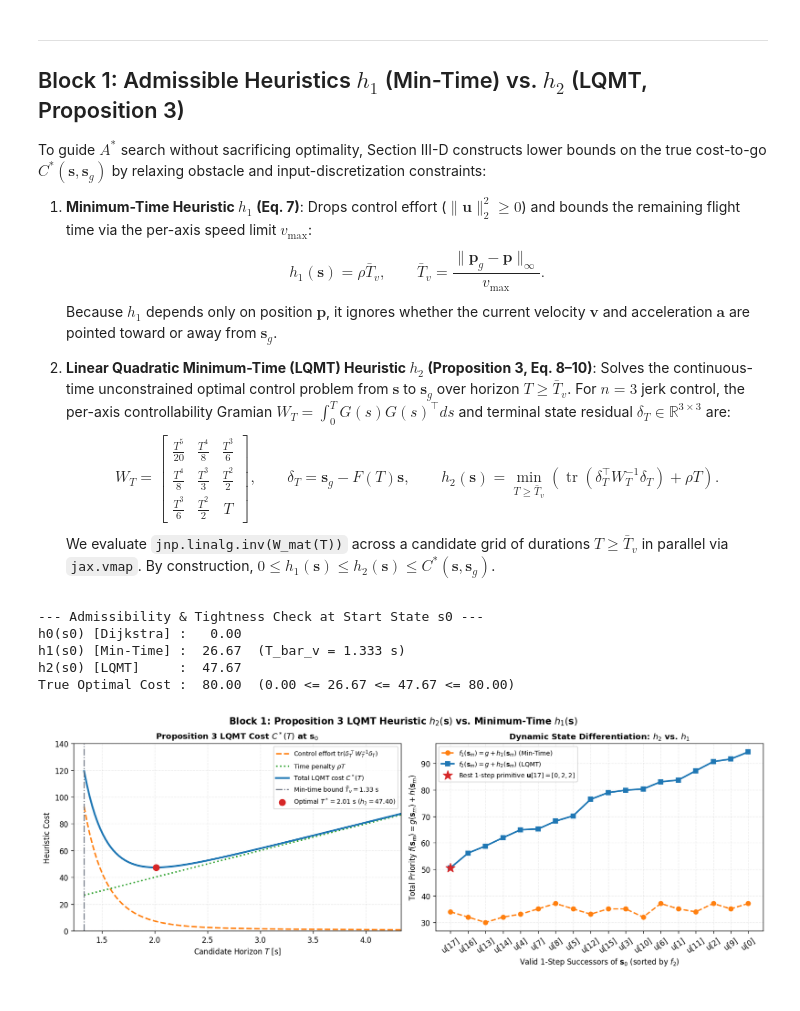
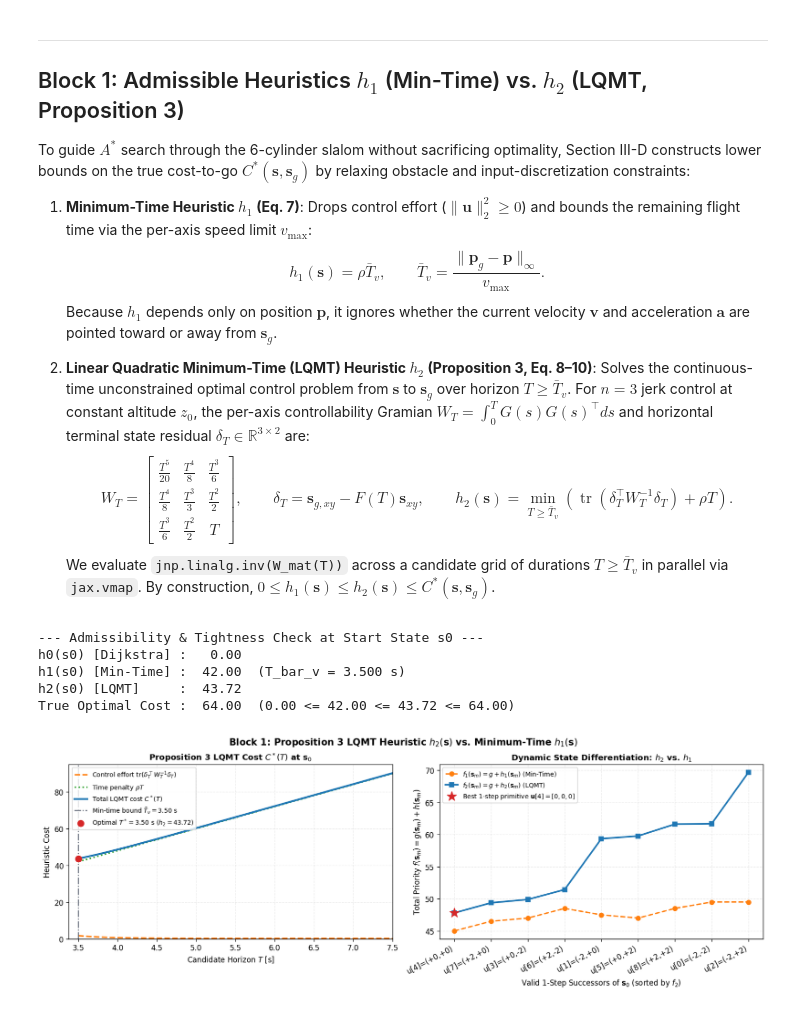
Before and after one commit to arunkumar-singh/drone_course_repo, a Jupyter notebook: tutorials/quadrotor_lattice_search_3d_jerk_jax_colab.ipynb, the cells around one changed output. Saved outputs shown, nothing was run; the diff lists cells and outputs as text; code cells hidden in the pictures.

```diff
--- a/tutorials/quadrotor_lattice_search_3d_jerk_jax_colab.ipynb
+++ b/tutorials/quadrotor_lattice_search_3d_jerk_jax_colab.ipynb
@@ -132,14 +141,14 @@ Goal state s_goal -> pos=[1.0, 0.5000000596046448, 0.75], vel=[0.5, 0.0, 0.5], a
 ---
 ## Block 1: Admissible Heuristics $h_1$ (Min-Time) vs. $h_2$ (LQMT, Proposition 3)
 
-To guide $A^*$ search without sacrificing optimality, Section III-D constructs lower bounds on the true cost-to-go $C^*(\mathbf{s}, \mathbf{s}_g)$ by relaxing obstacle and input-discretization constraints:
+To guide $A^*$ search through the 6-cylinder slalom without sacrificing optimality, Section III-D constructs lower bounds on the true cost-to-go $C^*(\mathbf{s}, \mathbf{s}_g)$ by relaxing obstacle and input-discretization constraints:
 
 1. **Minimum-Time Heuristic $h_1$ (Eq. 7)**: Drops control effort ($\|\mathbf{u}\|_2^2 \ge 0$) and bounds the remaining flight time via the per-axis speed limit $v_{\max}$:
    $$h_1(\mathbf{s}) = \rho \bar{T}_v, \qquad \bar{T}_v = \frac{\|\mathbf{p}_g - \mathbf{p}\|_\infty}{v_{\max}}.$$
    Because $h_1$ depends only on position $\mathbf{p}$, it ignores whether the current velocity $\mathbf{v}$ and acceleration $\mathbf{a}$ are pointed toward or away from $\mathbf{s}_g$.
 
-2. **Linear Quadratic Minimum-Time (LQMT) Heuristic $h_2$ (Proposition 3, Eq. 8–10)**: Solves the continuous-time unconstrained optimal control problem from $\mathbf{s}$ to $\mathbf{s}_g$ over horizon $T \ge \bar{T}_v$. For $n = 3$ jerk control, the per-axis controllability Gramian $W_T = \int_0^T G(s)G(s)^\top ds$ and terminal state residual $\delta_T \in \mathbb{R}^{3 \times 3}$ are:
-   $$W_T = \begin{bmatrix} \frac{T^5}{20} & \frac{T^4}{8} & \frac{T^3}{6} \\ \frac{T^4}{8} & \frac{T^3}{3} & \frac{T^2}{2} \\ \frac{T^3}{6} & \frac{T^2}{2} & T \end{bmatrix}, \qquad \delta_T = \mathbf{s}_g - F(T)\mathbf{s}, \qquad h_2(\mathbf{s}) = \min_{T \ge \bar{T}_v} \left(\operatorname{tr}\!\left(\delta_T^\top W_T^{-1} \delta_T\right) + \rho T\right).$$
+2. **Linear Quadratic Minimum-Time (LQMT) Heuristic $h_2$ (Proposition 3, Eq. 8–10)**: Solves the continuous-time unconstrained optimal control problem from $\mathbf{s}$ to $\mathbf{s}_g$ over horizon $T \ge \bar{T}_v$. For $n = 3$ jerk control at constant altitude $z_0$, the per-axis controllability Gramian $W_T = \int_0^T G(s)G(s)^\top ds$ and horizontal terminal state residual $\delta_T \in \mathbb{R}^{3 \times 2}$ are:
+   $$W_T = \begin{bmatrix} \frac{T^5}{20} & \frac{T^4}{8} & \frac{T^3}{6} \\ \frac{T^4}{8} & \frac{T^3}{3} & \frac{T^2}{2} \\ \frac{T^3}{6} & \frac{T^2}{2} & T \end{bmatrix}, \qquad \delta_T = \mathbf{s}_{g,xy} - F(T)\mathbf{s}_{xy}, \qquad h_2(\mathbf{s}) = \min_{T \ge \bar{T}_v} \left(\operatorname{tr}\!\left(\delta_T^\top W_T^{-1} \delta_T\right) + \rho T\right).$$
    We evaluate `jnp.linalg.inv(W_mat(T))` across a candidate grid of durations $T \ge \bar{T}_v$ in parallel via `jax.vmap`. By construction, $0 \le h_1(\mathbf{s}) \le h_2(\mathbf{s}) \le C^*(\mathbf{s}, \mathbf{s}_g)$.
 # %%
 def W_mat(T):
@@ -155,20 +164,20 @@ def h_zero(s):
 
 
 def h_min_time(s):
-    T_bar = jnp.max(jnp.abs(s_goal[0] - s[0])) / v_max
+    T_bar = jnp.max(jnp.abs(s_goal[0, :2] - s[0, :2])) / v_max
     return rho * T_bar
 
 
 def lqmt_cost_T(s, T):
-    delta = s_goal - F_mat(T) @ s
+    delta = s_goal[:, :2] - F_mat(T) @ s[:, :2]
     W_inv = jnp.linalg.inv(W_mat(T))
     effort = jnp.sum(delta * (W_inv @ delta))
     return effort + rho * T
 
 
 def h_lqmt(s):
-    T_bar = jnp.maximum(jnp.max(jnp.abs(s_goal[0] - s[0])) / v_max, tau)
-    T_grid = jnp.linspace(T_bar, T_bar + 3.0, 16)
+    T_bar = jnp.maximum(jnp.max(jnp.abs(s_goal[0, :2] - s[0, :2])) / v_max, tau)
+    T_grid = jnp.linspace(T_bar, T_bar + 4.0, 20)
     costs = jax.vmap(lqmt_cost_T, in_axes=(None, 0))(s, T_grid)
     return jnp.where(is_goal(s), 0.0, jnp.min(costs))
 
@@ -176,7 +185,7 @@ def h_lqmt(s):
 h0_val = float(h_zero(s0))
 h1_val = float(h_min_time(s0))
 h2_val = float(h_lqmt(s0))
-J_star_true = 80.00
+J_star_true = 64.00
 
 print("--- Admissibility & Tightness Check at Start State s0 ---")
 print(f"h0(s0) [Dijkstra] : {h0_val:6.2f}")
@@ -185,8 +194,8 @@ print(f"h2(s0) [LQMT]     : {h2_val:6.2f}")
 print(f"True Optimal Cost : {J_star_true:6.2f}  (0.00 <= {h1_val:.2f} <= {h2_val:.2f} <= {J_star_true:.2f})")
 
 # Evaluate C*(T) breakdown at s0 and 1-step successor f-values
-T_bar_0 = float(jnp.max(jnp.abs(s_goal[0] - s0[0])) / v_max)
-T_sweep = jnp.linspace(T_bar_0, T_bar_0 + 3.0, 120)
+T_bar_0 = float(jnp.max(jnp.abs(s_goal[0, :2] - s0[0, :2])) / v_max)
+T_sweep = jnp.linspace(T_bar_0, T_bar_0 + 4.0, 140)
 total_T = jax.vmap(lqmt_cost_T, in_axes=(None, 0))(s0, T_sweep)
 time_T = rho * T_sweep
 effort_T = total_T - time_T
@@ -203,42 +212,50 @@ sorted_prim_ids = valid_idx[order]
 f_h1_sorted = f_h1_valid[order]
 f_h2_sorted = f_h2_valid[order]
 
 fig, (ax0, ax1) = plt.subplots(1, 2, figsize=(13.6, 4.8), constrained_layout=True)
 
 # Left: LQMT Cost Breakdown vs Horizon T
 ax0.plot(T_sweep, effort_T, color="#ff7f0e", ls="--", lw=2.0, label=r"Control effort $\mathrm{tr}(\delta_T^\top W_T^{-1}\delta_T)$")
 ax0.plot(T_sweep, time_T, color="#2ca02c", ls=":", lw=2.0, label=r"Time penalty $\rho T$")
 ax0.plot(T_sweep, total_T, color="#1f77b4", lw=2.5, label=r"Total LQMT cost $C^*(T)$")
 ax0.axvline(T_bar_0, color="#6b7280", ls="-.", lw=1.4, label=rf"Min-time bound $\bar{{T}}_v = {T_bar_0:.2f}$ s")
 ax0.scatter([T_star_0], [C_star_0], color="#d62728", zorder=6, s=70, label=rf"Optimal $T^* = {T_star_0:.2f}$ s ($h_2 = {C_star_0:.2f}$)")
-ax0.set_xlim(T_bar_0 - 0.1, float(T_sweep[-1]))
-ax0.set_ylim(0.0, 140.0)
+ax0.set_xlim(T_bar_0 - 0.12, float(T_sweep[-1]))
+ax0.set_ylim(0.0, 95.0)
 ax0.set_xlabel(r"Candidate Horizon $T$ [s]")
 ax0.set_ylabel(r"Heuristic Cost")
 ax0.set_title(r"Proposition 3 LQMT Cost $C^*(T)$ at $\mathbf{s}_0$")
-ax0.legend(loc="upper right", frameon=True)
+ax0.legend(loc="upper left", frameon=True)
 
 # Right: 1-Step Successor Priority f(s_m) = g(s_m) + h(s_m)
 x_pos = jnp.arange(len(sorted_prim_ids))
-labels = [f"u[{int(i)}]" for i in sorted_prim_ids]
+labels = [
+    f"u[{int(i)}]=({int(U_M[int(i), 0]):+d},{int(U_M[int(i), 1]):+d})"
+    for i in sorted_prim_ids
+]
+best_prim_id = int(sorted_prim_ids[0])
+best_u_xy = (int(U_M[best_prim_id, 0]), int(U_M[best_prim_id, 1]))
 ax1.plot(x_pos, f_h1_sorted, "o--", color="#ff7f0e", lw=1.8, ms=6, label=r"$f_1(\mathbf{s}_m) = g + h_1(\mathbf{s}_m)$ (Min-Time)")
 ax1.plot(x_pos, f_h2_sorted, "s-", color="#1f77b4", lw=2.2, ms=6.5, label=r"$f_2(\mathbf{s}_m) = g + h_2(\mathbf{s}_m)$ (LQMT)")
-ax1.scatter([0], [float(f_h2_sorted[0])], color="#d62728", marker="*", s=170, zorder=6, label=r"Best 1-step primitive $\mathbf{u}[17]=[0, 2, 2]$")
+ax1.scatter(
+    [0], [float(f_h2_sorted[0])], color="#d62728", marker="*", s=170, zorder=6,
+    label=rf"Best 1-step primitive $\mathbf{{u}}[{best_prim_id}]=[{best_u_xy[0]}, {best_u_xy[1]}, 0]$",
+)
 ax1.set_xticks(x_pos)
-ax1.set_xticklabels(labels, rotation=35)
+ax1.set_xticklabels(labels, rotation=28, ha="right")
 ax1.set_xlabel(r"Valid 1-Step Successors of $\mathbf{s}_0$ (sorted by $f_2$)")
 ax1.set_ylabel(r"Total Priority $f(\mathbf{s}_m) = g(\mathbf{s}_m) + h(\mathbf{s}_m)$")
 ax1.set_title(r"Dynamic State Differentiation: $h_2$ vs. $h_1$")
 ax1.legend(loc="upper left", frameon=True)
 
 fig.suptitle(r"Block 1: Proposition 3 LQMT Heuristic $h_2(\mathbf{s})$ vs. Minimum-Time $h_1(\mathbf{s})$", fontsize=12.5, fontweight="bold")
 plt.show()
 # %% [output]
 --- Admissibility & Tightness Check at Start State s0 ---
 h0(s0) [Dijkstra] :   0.00
-h1(s0) [Min-Time] :  26.67  (T_bar_v = 1.333 s)
-h2(s0) [LQMT]     :  47.67
-True Optimal Cost :  80.00  (0.00 <= 26.67 <= 47.67 <= 80.00)
+h1(s0) [Min-Time] :  42.00  (T_bar_v = 3.500 s)
+h2(s0) [LQMT]     :  43.72
+True Optimal Cost :  64.00  (0.00 <= 42.00 <= 43.72 <= 64.00)
-[figure, old version]
+[figure, new version]
 # %% [markdown]
 ---
```
Also changed, not shown: parts of 7 cells of this notebook.
